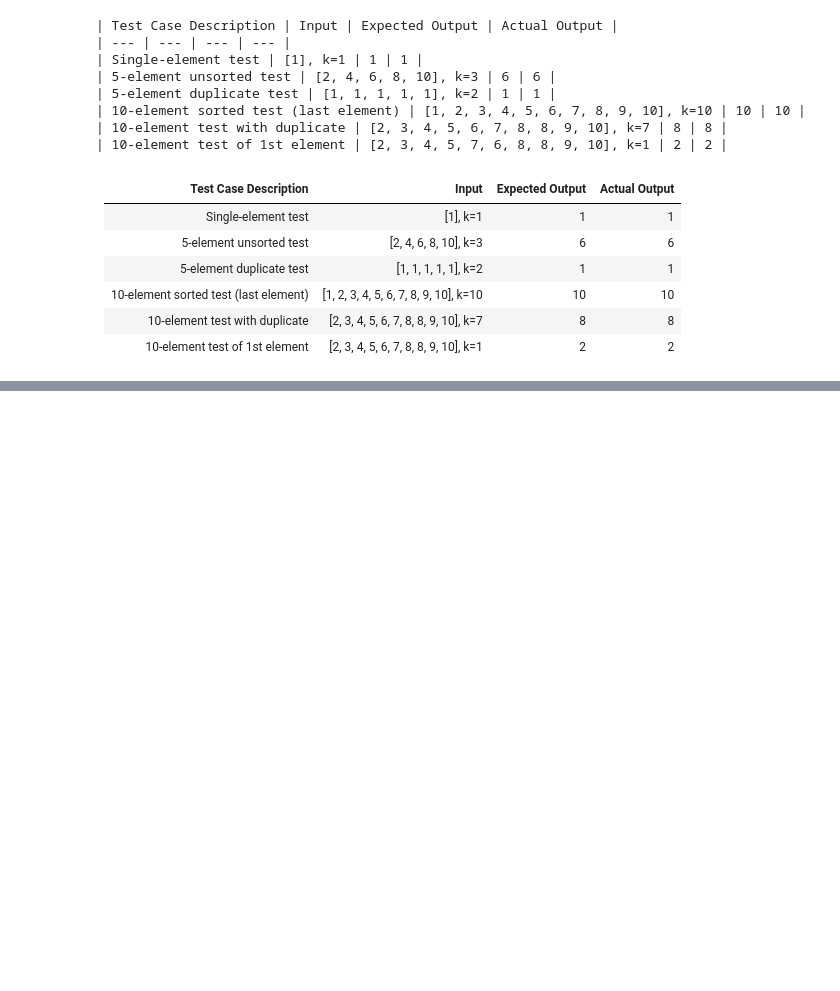
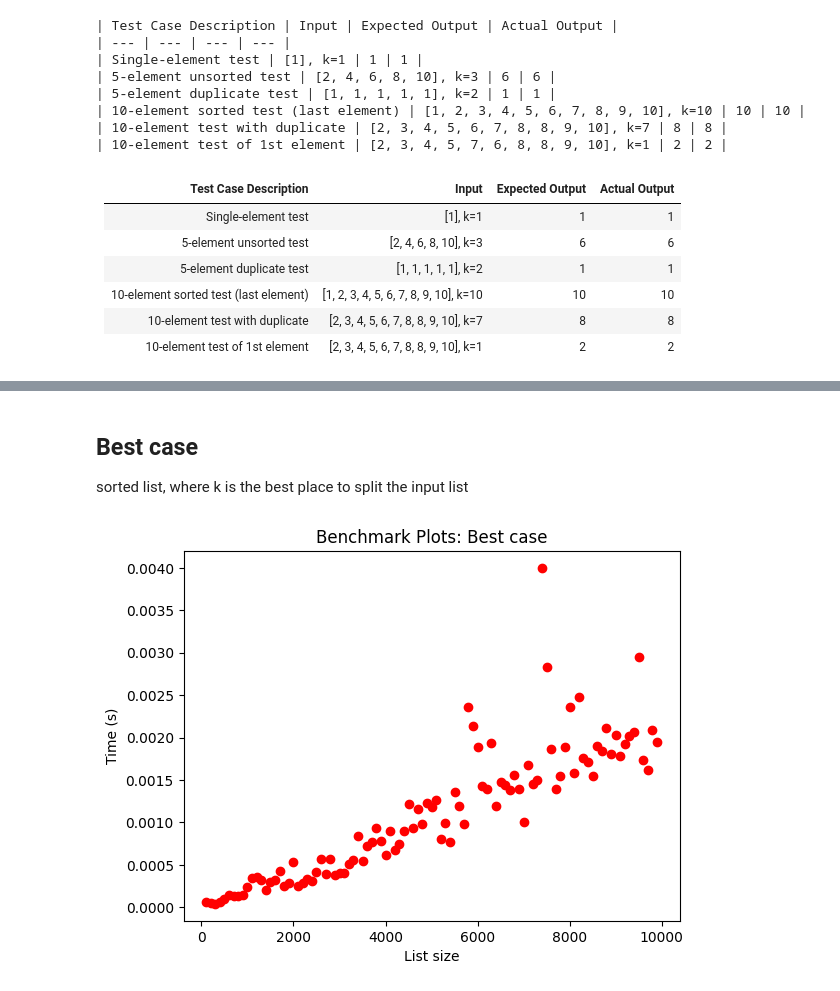
Before and after one commit to Insufficient-Charge/CSC3310_TeamN, a Jupyter notebook: Lab3.ipynb, the cells around one changed output, grey strips where cells are left out. Drawn from its saved outputs; the diff is of its cells as text; code cells hidden in the pictures; blank space fills up the shorter version.

```diff
--- a/Lab3.ipynb
+++ b/Lab3.ipynb
@@ -154,0 +244,23 @@ for inp, k, exp_out, desc in test_cases:
+# %% [markdown]
+## Best case
+
+sorted list, where k is the best place to split the input list
+# %%
+avg_times = []
+ns = range(100, int(10e3), 100)
+num_cases = 10
+
+for n in ns:
+    cases = [sorted(random.sample(range(100000), n), reverse=False) for _ in range(num_cases)]
+    elapsed_times = [benchmark(case, k=n/2, do_print=False) for case in cases]
+    elapsed_avg_time = sum(elapsed_times) / len(elapsed_times)
+    avg_times.append(elapsed_avg_time)
+
+plt.scatter(ns, avg_times, color='red')
+# Title & axis labels
+plt.title("Benchmark Plots: Best case")
+plt.xlabel("List size")
+plt.ylabel("Time (s)")
+plt.show()
+# %% [output]
+[figure, added]
```
Also changed, not shown: parts of 7 cells of this notebook.
